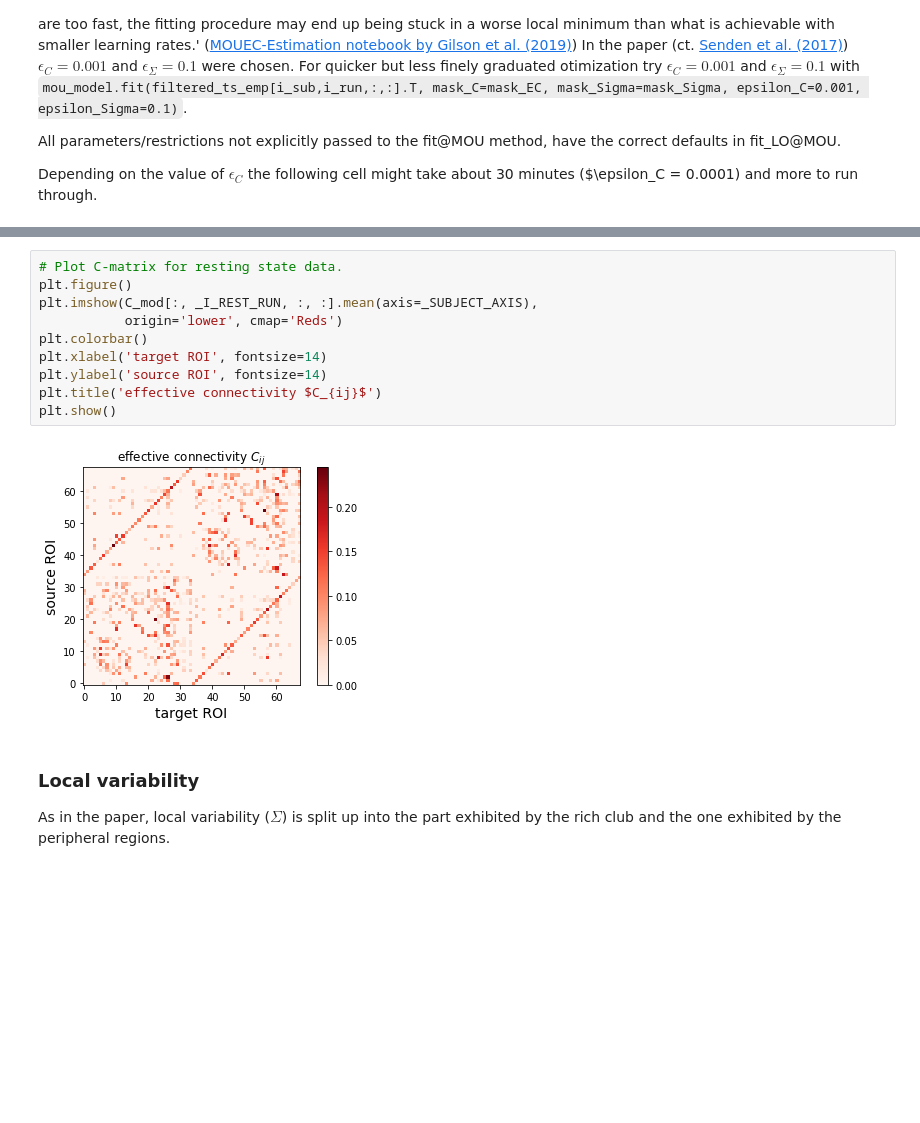
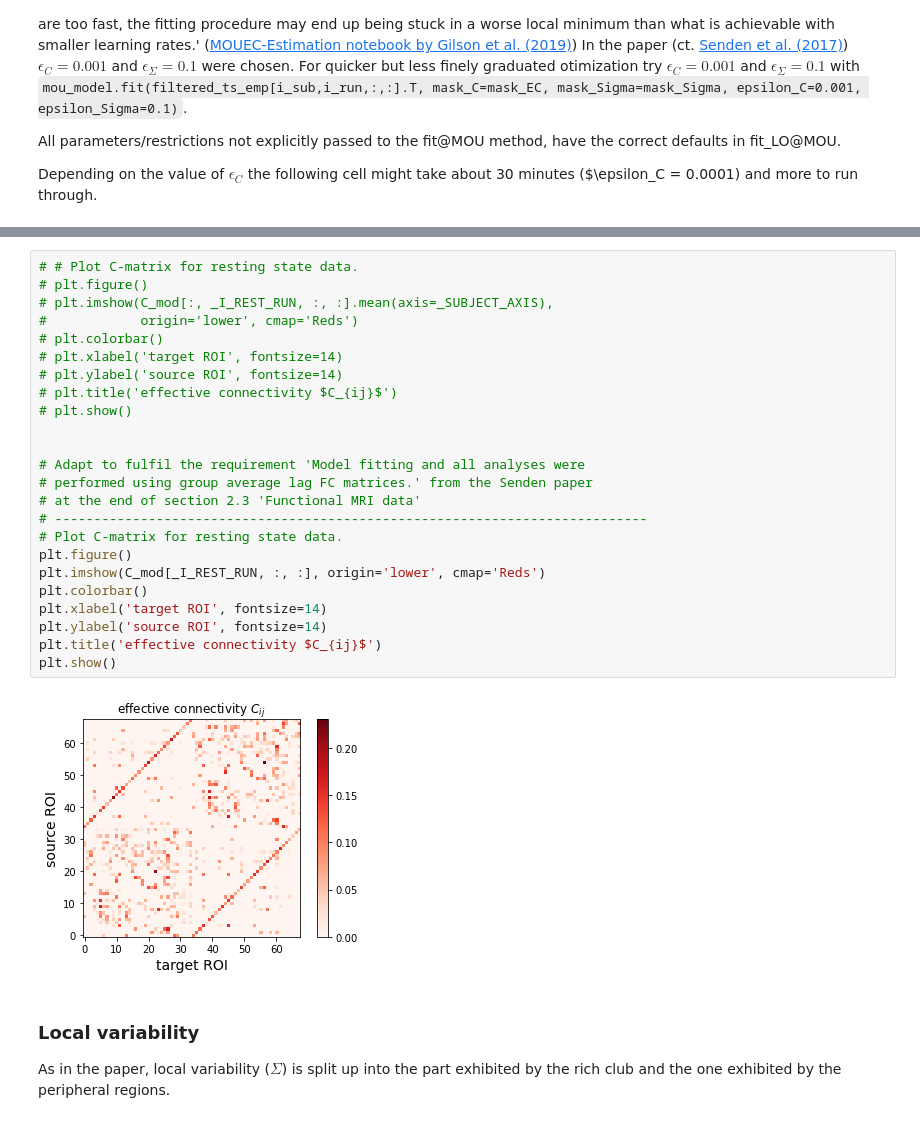
Before and after one commit to bjoernkoehn21/Reproduce-results-from-Senden-paper, a Jupyter notebook: replicate_results_from_Senden_et_al_paper.ipynb, the cells around one changed output, grey strips where cells are left out. Drawn from its saved outputs; the diff is of its cells as text; blank space fills up the shorter version.

Commit message:
#4 -- optimize with group averaged FC (call fit_LO() direktly)

```diff
--- a/replicate_results_from_Senden_et_al_paper.ipynb
+++ b/replicate_results_from_Senden_et_al_paper.ipynb
@@ -338,17 +379,31 @@ sub / run: 13 4 ;        model error, R2: 0.7660114984645245 0.3756653590968708
 
 Finished.
 # %%
+# # Plot C-matrix for resting state data.
+# plt.figure()
+# plt.imshow(C_mod[:, _I_REST_RUN, :, :].mean(axis=_SUBJECT_AXIS),
+#            origin='lower', cmap='Reds')
+# plt.colorbar()
+# plt.xlabel('target ROI', fontsize=14)
+# plt.ylabel('source ROI', fontsize=14)
+# plt.title('effective connectivity $C_{ij}$')
+# plt.show()
+
+
+# Adapt to fulfil the requirement 'Model fitting and all analyses were
+# performed using group average lag FC matrices.' from the Senden paper
+# at the end of section 2.3 'Functional MRI data'
+# ----------------------------------------------------------------------------
 # Plot C-matrix for resting state data.
 plt.figure()
-plt.imshow(C_mod[:, _I_REST_RUN, :, :].mean(axis=_SUBJECT_AXIS),
-           origin='lower', cmap='Reds')
+plt.imshow(C_mod[_I_REST_RUN, :, :], origin='lower', cmap='Reds')
 plt.colorbar()
 plt.xlabel('target ROI', fontsize=14)
 plt.ylabel('source ROI', fontsize=14)
 plt.title('effective connectivity $C_{ij}$')
 plt.show()
 # %% [output]
-[figure, old version]
+[figure, new version]
 # %% [markdown]
 ### Local variability
 As in the paper, local variability ($\Sigma$) is split up into the part exhibited by the rich club and the one exhibited by the peripheral regions.
```
Also changed, not shown: parts of 4 cells of this notebook, 1 other file.
